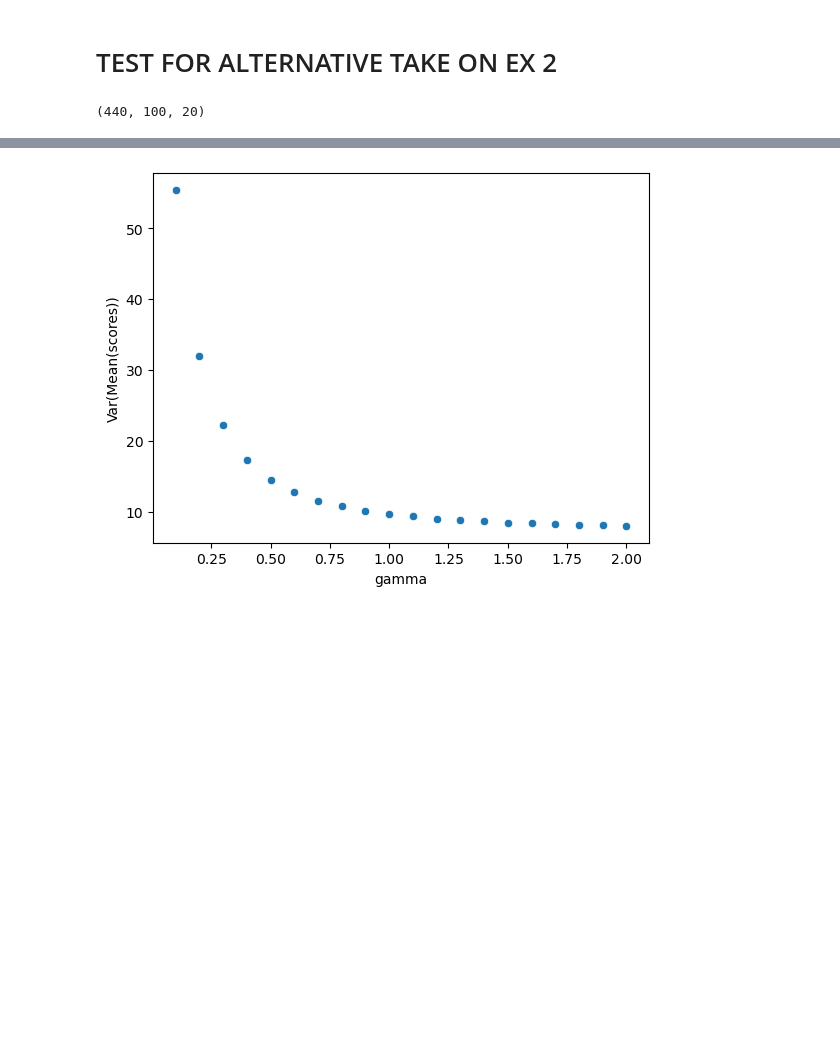
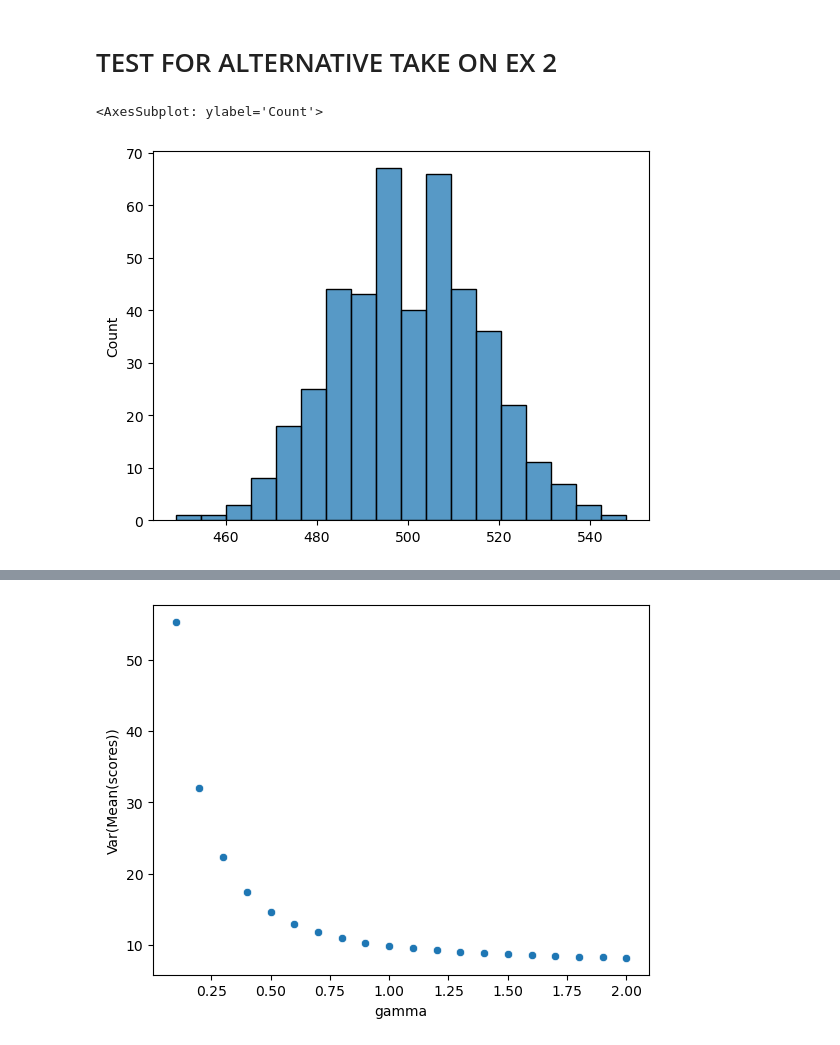
Before and after one commit to jascha-je/LabML4DS, a Jupyter notebook: p1/p1_jascha_test.ipynb, the cells around one changed output, grey strips where cells are left out. Cells and saved outputs as stored; diff of their text form; code cells hidden in the pictures; blank space fills up the shorter version.

```diff
--- a/p1/p1_jascha_test.ipynb
+++ b/p1/p1_jascha_test.ipynb
@@ -277,7 +289,14 @@ for i in range(0, N_BOOTSTRAP):
-# %%
-scores.shape
-# %% [output]
-(440, 100, 20)
+# %%
+# check different when using all vs. only in sample
+# spread = np.var(scores, axis=1)
+# spread_only = np.nanvar(scores_only, axis=1)
+# display(pd.DataFrame(np.linalg.norm(spread - spread_only, axis=1)).describe())
+
+# verify normal distribution arround N_BOOTSTRAP * frac
+sns.histplot(np.sum(np.isnan(scores) == False, axis=1)[:,0])
+# %% [output]
+<AxesSubplot: ylabel='Count'>
+[figure, added]
 # %%
 # instance 0, first bootstrap sample, all values for gamma
 display(scores[0, 0])
```
Also changed, not shown: parts of 9 cells of this notebook.
